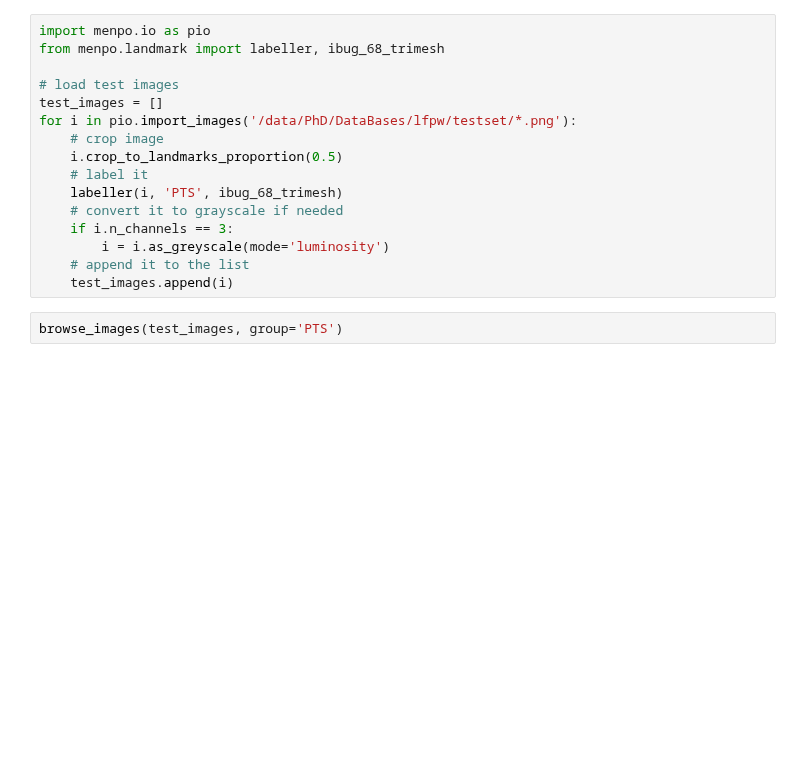
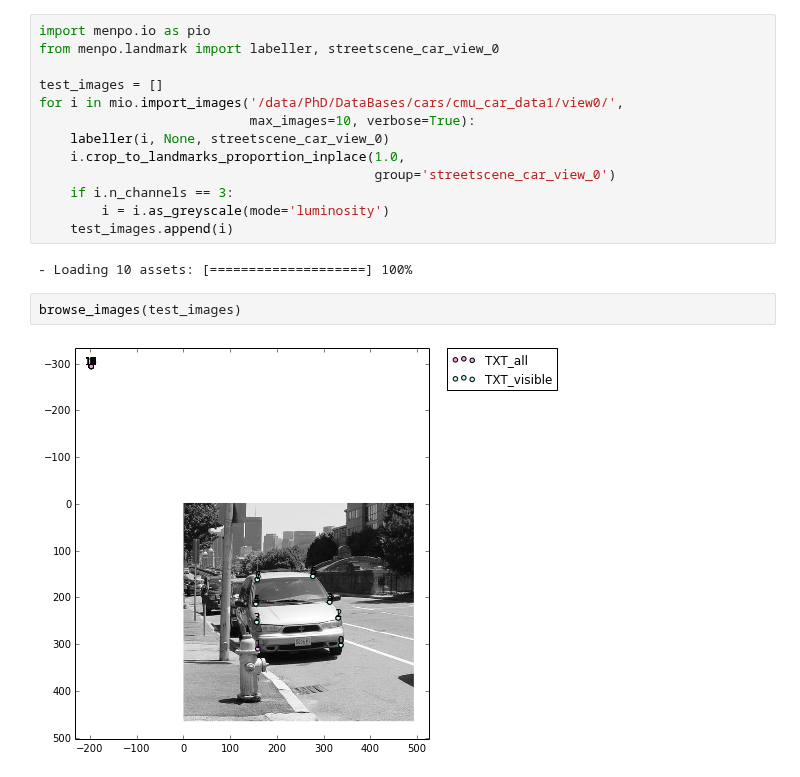
Before and after one commit to jalabort/scrap2, a Jupyter notebook: notebooks/Fitters/AAMs.ipynb, the cells around one changed output. Drawn from its saved outputs; the diff is of its cells as text; blank space fills up the shorter version.

```diff
--- a/notebooks/Fitters/AAMs.ipynb
+++ b/notebooks/Fitters/AAMs.ipynb
@@ -121,21 +69,22 @@ visualize_aam(aam)
 # %%
 import menpo.io as pio
-from menpo.landmark import labeller, ibug_68_trimesh
+from menpo.landmark import labeller, streetscene_car_view_0
 
-# load test images
 test_images = []
-for i in pio.import_images('/data/PhD/DataBases/lfpw/testset/*.png'):
-    # crop image
-    i.crop_to_landmarks_proportion(0.5)
-    # label it
-    labeller(i, 'PTS', ibug_68_trimesh)
-    # convert it to grayscale if needed
+for i in mio.import_images('/data/PhD/DataBases/cars/cmu_car_data1/view0/',
+                           max_images=10, verbose=True):
+    labeller(i, None, streetscene_car_view_0)
+    i.crop_to_landmarks_proportion_inplace(1.0,
+                                           group='streetscene_car_view_0')
     if i.n_channels == 3:
         i = i.as_greyscale(mode='luminosity')
-    # append it to the list
     test_images.append(i)
+# %% [output]
+- Loading 10 assets: [====================] 100%
 # %%
-browse_images(test_images, group='PTS')
+browse_images(test_images)
+# %% [output]
+[figure, added]
 # %%
 from menpo.fitmultilevel.aam import LucasKanadeAAMFitter
 
```
Also changed, not shown: parts of 27 cells of this notebook, 1 other file.
